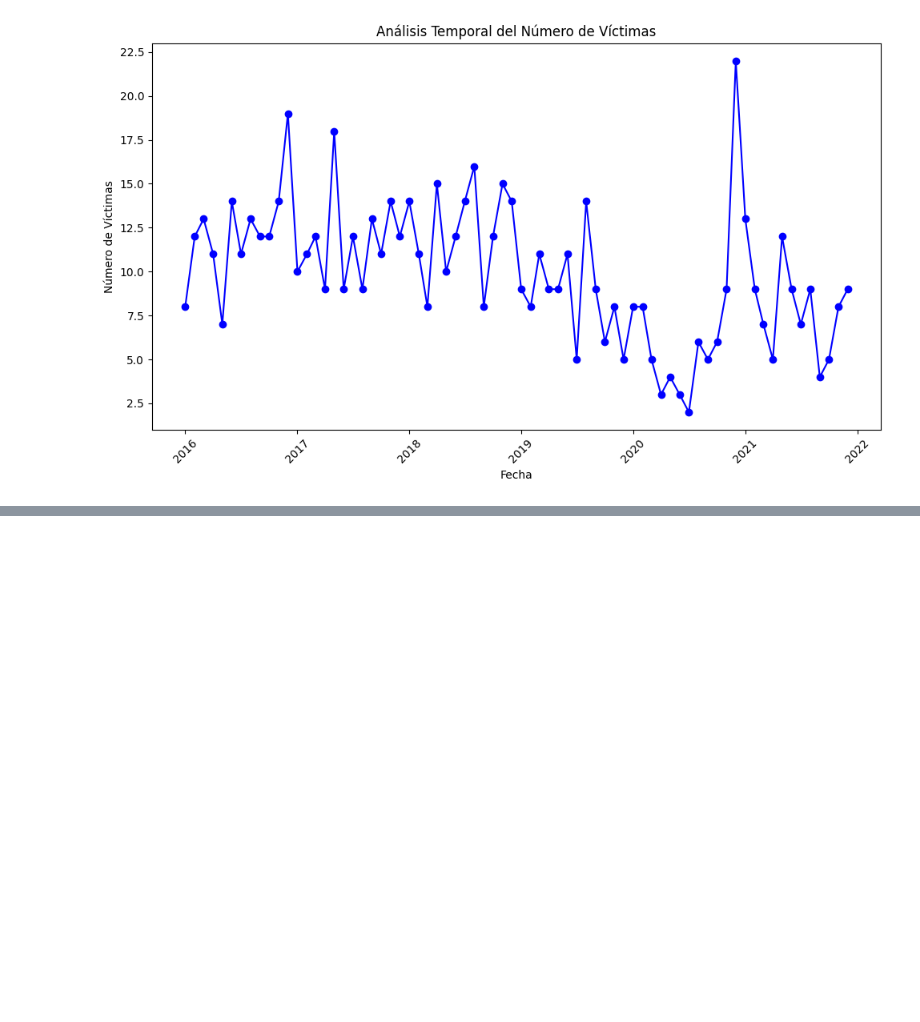
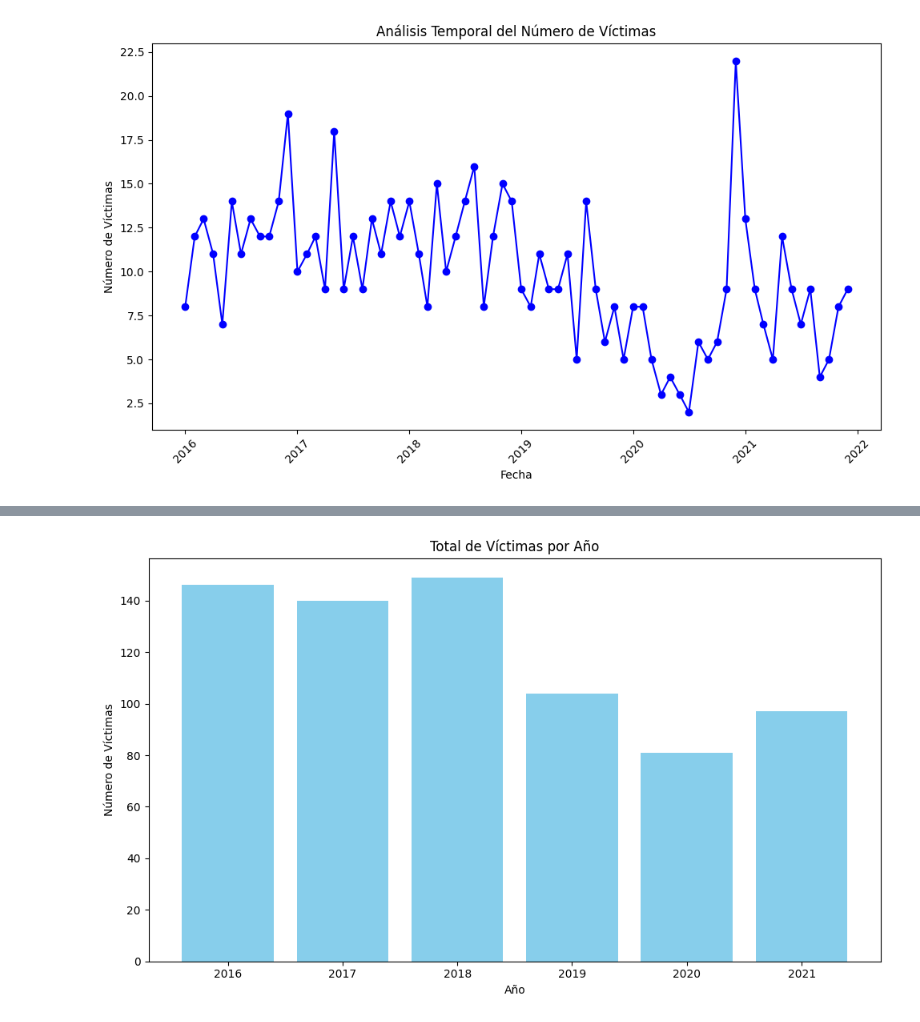
Before and after one commit to ronniefuertes/SiniestrosViales_BuenosAires_Analisis, a Jupyter notebook: eda.ipynb, the cells around one changed output, grey strips where cells are left out. Cells and saved outputs as stored; diff of their text form; code cells hidden in the pictures; blank space fills up the shorter version.

```diff
--- a/eda.ipynb
+++ b/eda.ipynb
@@ -207,0 +234,18 @@ plt.show()
+# %%
+# Calcular el total de víctimas por año
+total_victimas_por_año = df_hechos.groupby('AAAA')['N_VICTIMAS'].sum()
+
+# Crear el gráfico de barras
+plt.figure(figsize=(10, 6))
+plt.bar(total_victimas_por_año.index, total_victimas_por_año.values, color='skyblue')
+
+# Añadir títulos y etiquetas
+plt.title('Total de Víctimas por Año')
+plt.xlabel('Año')
+plt.ylabel('Número de Víctimas')
+
+# Mostrar el gráfico
+plt.tight_layout()
+plt.show()
+# %% [output]
+[figure, added]
```
Also changed, not shown: parts of 26 cells of this notebook.
